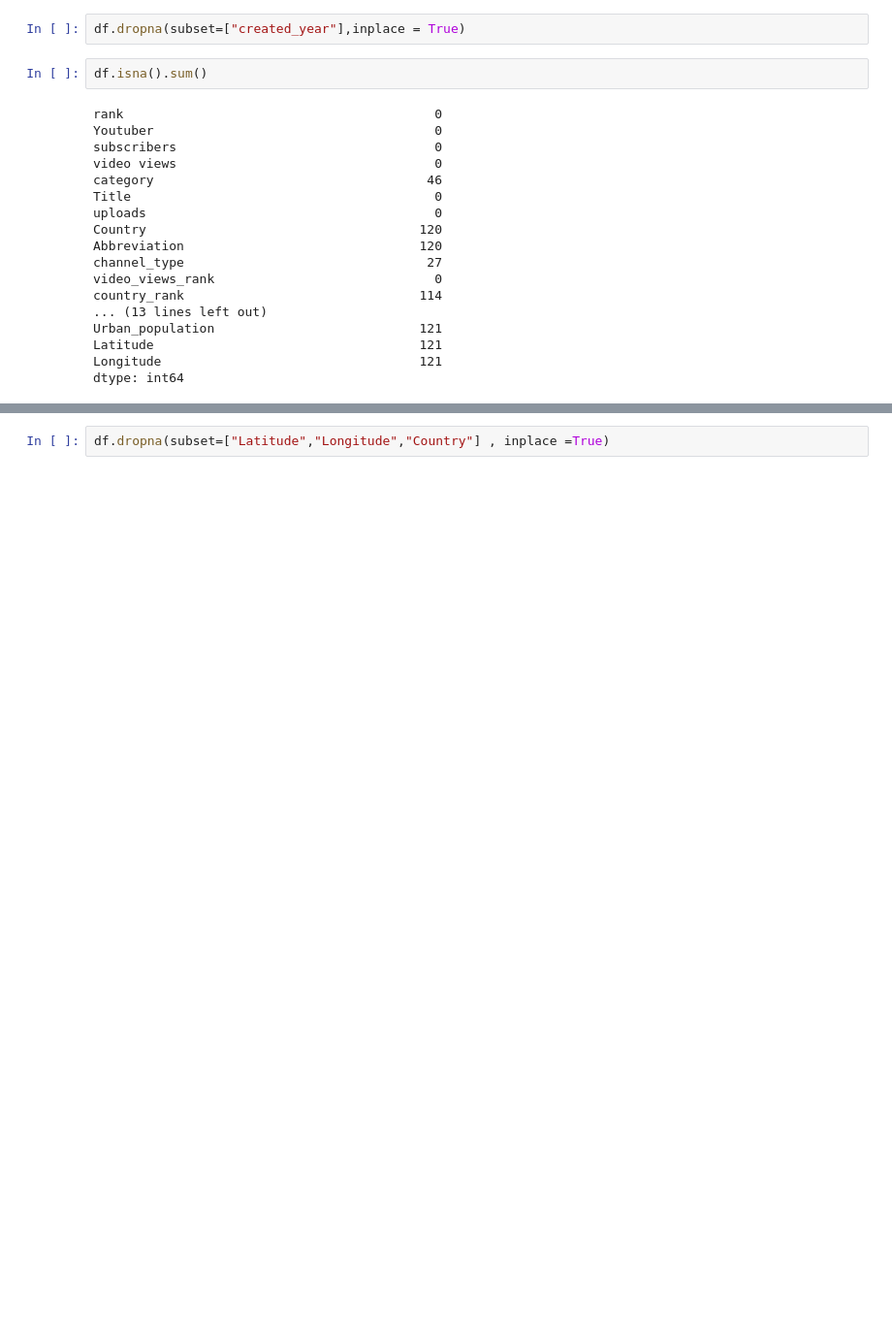
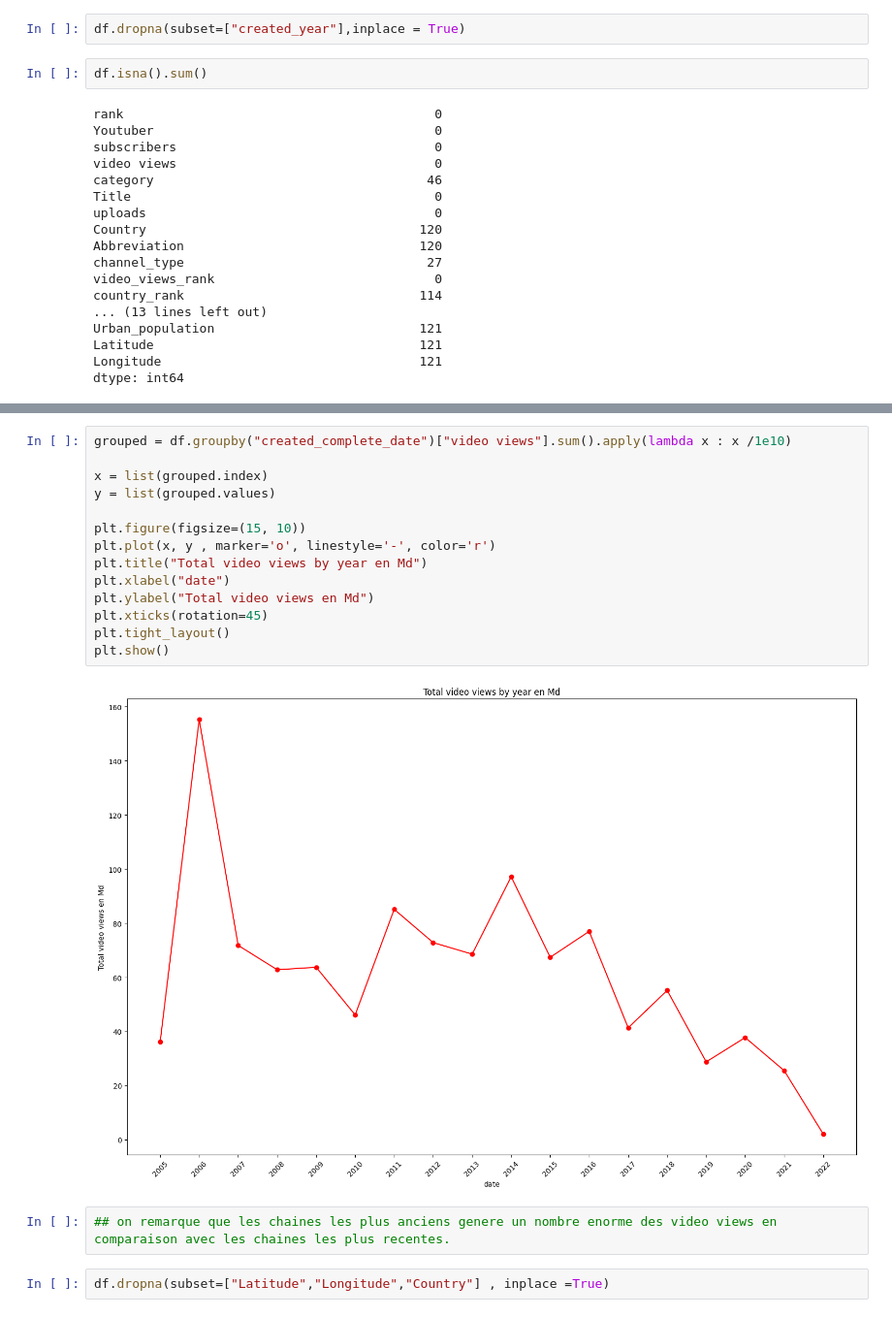
Before and after one commit to elmoujahidayoub171/Youtube-analysis-project, a Jupyter notebook: notebooks/time_series_vis.ipynb, the cells around one changed output, grey strips where cells are left out. Shown at 97% size. Saved outputs shown, nothing was run; the diff lists cells and outputs as text; blank space fills up the shorter version.

```diff
--- a/notebooks/time_series_vis.ipynb
+++ b/notebooks/time_series_vis.ipynb
@@ -84,2 +92,20 @@ plt.show()
+# %%
+grouped = df.groupby("created_complete_date")["video views"].sum().apply(lambda x : x /1e10)
+
+x = list(grouped.index)
+y = list(grouped.values)
+
+plt.figure(figsize=(15, 10))
+plt.plot(x, y , marker='o', linestyle='-', color='r')
+plt.title("Total video views by year en Md")
+plt.xlabel("date")
+plt.ylabel("Total video views en Md")
+plt.xticks(rotation=45)
+plt.tight_layout()
+plt.show()
+# %% [output]
+[figure, added]
+# %%
+## on remarque que les chaines les plus anciens genere un nombre enorme des video views en comparaison avec les chaines les plus recentes.
 # %%
 df.dropna(subset=["Latitude","Longitude","Country"] , inplace =True)
```
Also changed, not shown: parts of 14 cells of this notebook.
